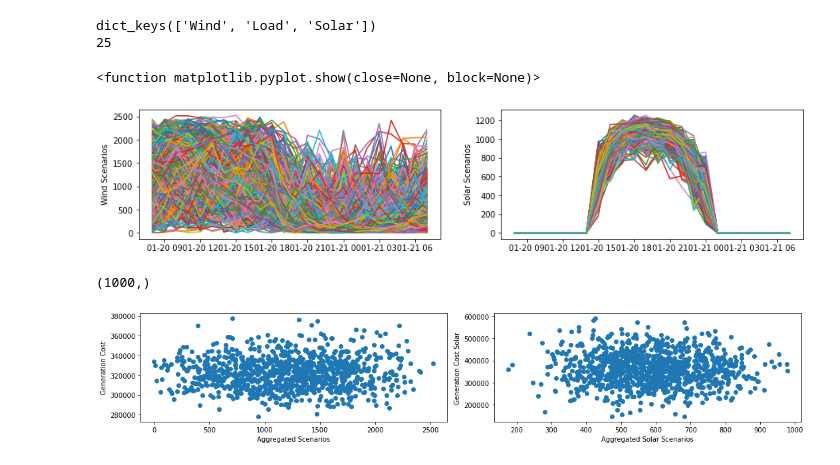
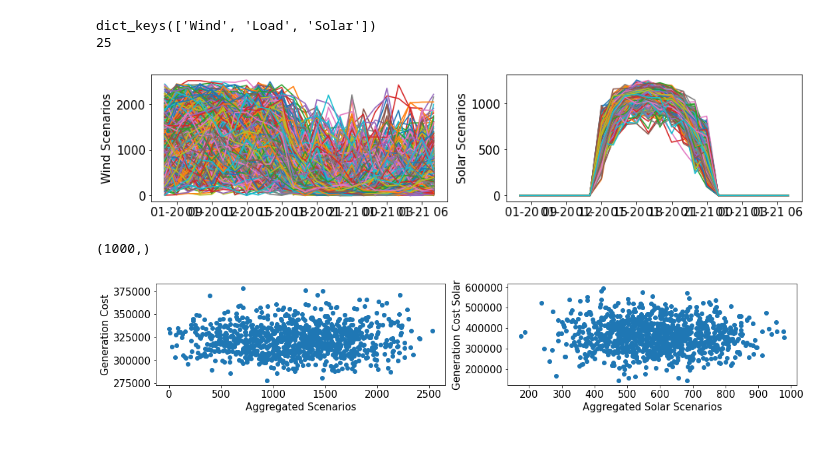
Before and after one commit to MahashwetaPatra/Financial-Modeling-Renewable-Energy, a Jupyter notebook: RTSVaticOutput.ipynb, the cells around one changed output. Drawn from its saved outputs; the diff is of its cells as text; code cells hidden in the pictures.

```diff
--- a/RTSVaticOutput.ipynb
+++ b/RTSVaticOutput.ipynb
@@ -152,14 +159,16 @@ import matplotlib.pyplot as plt
 #plt.figure()
 fig = plt.figure(figsize=(15,3))
 ax = fig.add_subplot(1,2,1)
-ax.set_ylabel("Wind Scenarios")
+ax.set_ylabel("Wind Scenarios",fontsize=15)
 plt.plot(WindScenarios.T)
 plt.show
+ax.tick_params(labelsize=15)
 
 ax = fig.add_subplot(1,2,2)
-ax.set_ylabel("Solar Scenarios")
+ax.set_ylabel("Solar Scenarios",fontsize=15)
 plt.plot(SolarScenarios.T)
 plt.show
+ax.tick_params(labelsize=15)
 
 #plt.ylim([0.8, 1.02])
 #plt.xlabel("Date")
@@ -168,29 +177,30 @@ plt.show
 #plt.tight_layout()
 #plt.savefig("C:\\Users\\Mahashweta Patra\\Documents\\MikeLudkovski\\Output\\Percentiles\\IntraDayNew1\\Figure\\WindCoverageIntraDayNew1.png", dpi=300)
 # %% [output]
-<function matplotlib.pyplot.show(close=None, block=None)>
-[figure, old version]
+[figure, new version]
 # %%
 import numpy as np
 import matplotlib.pyplot as plt
 #print(SolarScenarios)
 #      ['2020-01-20 08:00:00+00:00'].shape)
 print(GenerationCost.shape)
 fig = plt.figure(figsize=(15,3))
 
 ax = fig.add_subplot(1,2,1)
 plt.scatter(WindScenarios['2020-01-20 15:00:00+00:00'], GenerationCost)
-plt.xlabel("Aggregated Scenarios")
-plt.ylabel("Generation Cost")
+plt.xlabel("Aggregated Scenarios",fontsize=15)
+plt.ylabel("Generation Cost",fontsize=15)
+ax.tick_params(labelsize=15)
 
 ax = fig.add_subplot(1,2,2)
 plt.scatter(SolarScenarios['2020-01-20 15:00:00+00:00'], GenerationCostSolar)
 #plt.xlim([0.002, 0.003])
-plt.xlabel("Aggregated Solar Scenarios")
-plt.ylabel("Generation Cost Solar")
+plt.xlabel("Aggregated Solar Scenarios",fontsize=15)
+plt.ylabel("Generation Cost Solar",fontsize=15)
+ax.tick_params(labelsize=15)
 
 plt.tight_layout()
 plt.savefig("C:\\Users\\Mahashweta Patra\\Documents\\MikeLudkovski\\ORFEUSRTS\\type-pwrset-jan20-20211229T210546Z-001\\type-pwrset-jan20\\Figures\\ScenarioGenCostScatter.png", dpi=300)
 # %% [output]
 (1000,)
-[figure, old version]
+[figure, new version]
```
Also changed, not shown: parts of 2 cells of this notebook.
